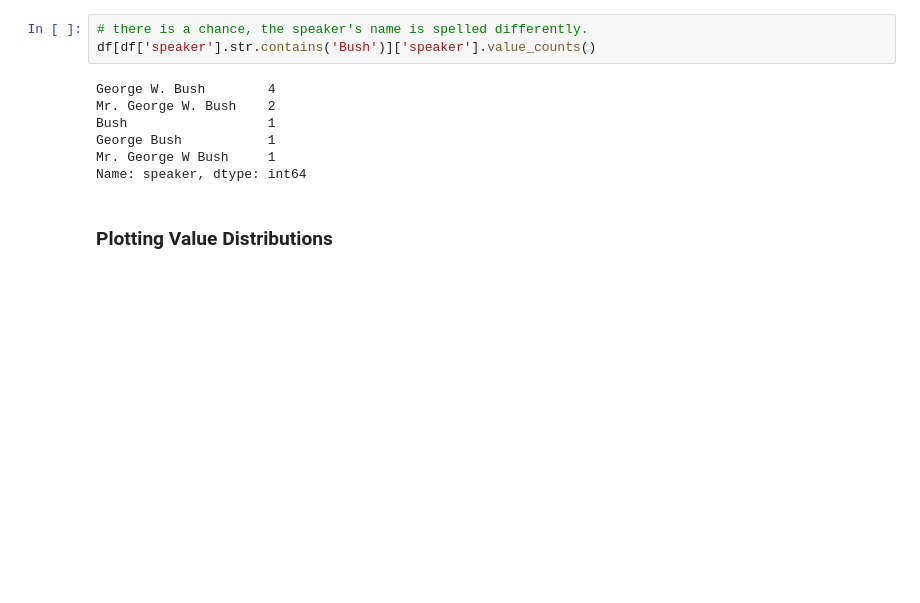
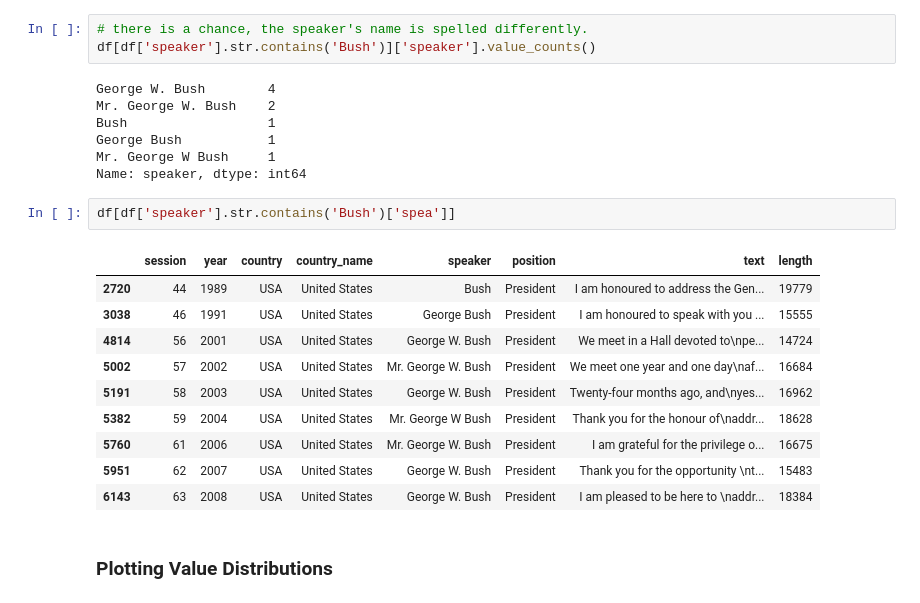
Before and after one commit to lkarjun/Text-Analysis-Workouts, a Jupyter notebook: 1. Gaining Early Insights from Textual Data/notebook.ipynb, the cells around one changed output. Drawn from its saved outputs; the diff is of its cells as text; blank space fills up the shorter version.

```diff
--- a/1. Gaining Early Insights from Textual Data/notebook.ipynb
+++ b/1. Gaining Early Insights from Textual Data/notebook.ipynb
@@ -70,6 +71,19 @@ Bush                  1
 George Bush           1
 Mr. George W Bush     1
 Name: speaker, dtype: int64
+# %%
+df[df['speaker'].str.contains('Bush')['spea']]
+# %% [output]
+|  | session | year | country | country_name | speaker | position | text | length |
+| 2720 | 44 | 1989 | USA | United States | Bush | President | ﻿I am honoured to address the Gen... | 19779 |
+| 3038 | 46 | 1991 | USA | United States | George Bush | President | ﻿I am honoured to speak with you ... | 15555 |
+| 4814 | 56 | 2001 | USA | United States | George W. Bush | President | ﻿We meet in a Hall devoted to\npe... | 14724 |
+| 5002 | 57 | 2002 | USA | United States | Mr. George W. Bush | President | ﻿We meet one year and one day\naf... | 16684 |
+| 5191 | 58 | 2003 | USA | United States | George W. Bush | President | ﻿Twenty-four months ago, and\nyes... | 16962 |
+| 5382 | 59 | 2004 | USA | United States | Mr. George W Bush | President | Thank you for the honour of\naddr... | 18628 |
+| 5760 | 61 | 2006 | USA | United States | Mr. George W. Bush | President | I am grateful for the privilege o... | 16675 |
+| 5951 | 62 | 2007 | USA | United States | George W. Bush | President | Thank you for the opportunity \nt... | 15483 |
+| 6143 | 63 | 2008 | USA | United States | George W. Bush | President | I am pleased to be here to \naddr... | 18384 |
 # %% [markdown]
 ### Plotting Value Distributions
 # %%
```
Also changed, not shown: parts of 2 cells of this notebook, 2 other files.
